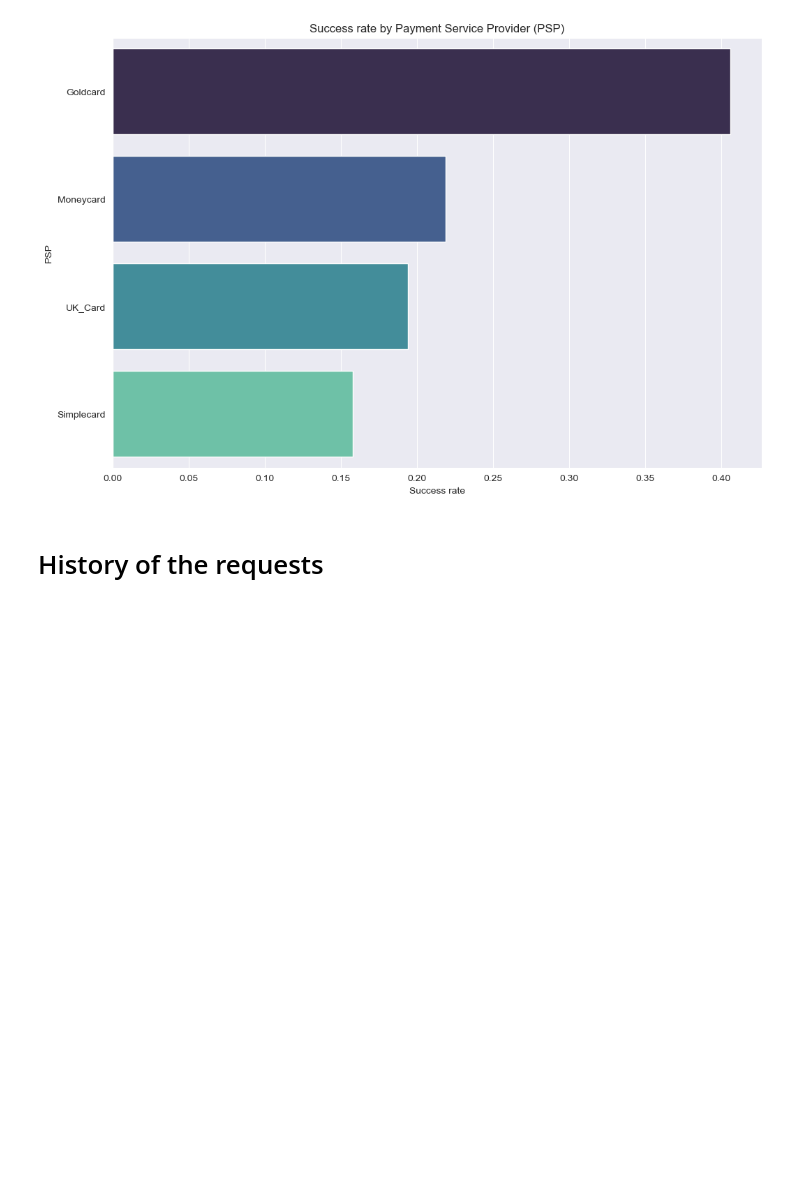
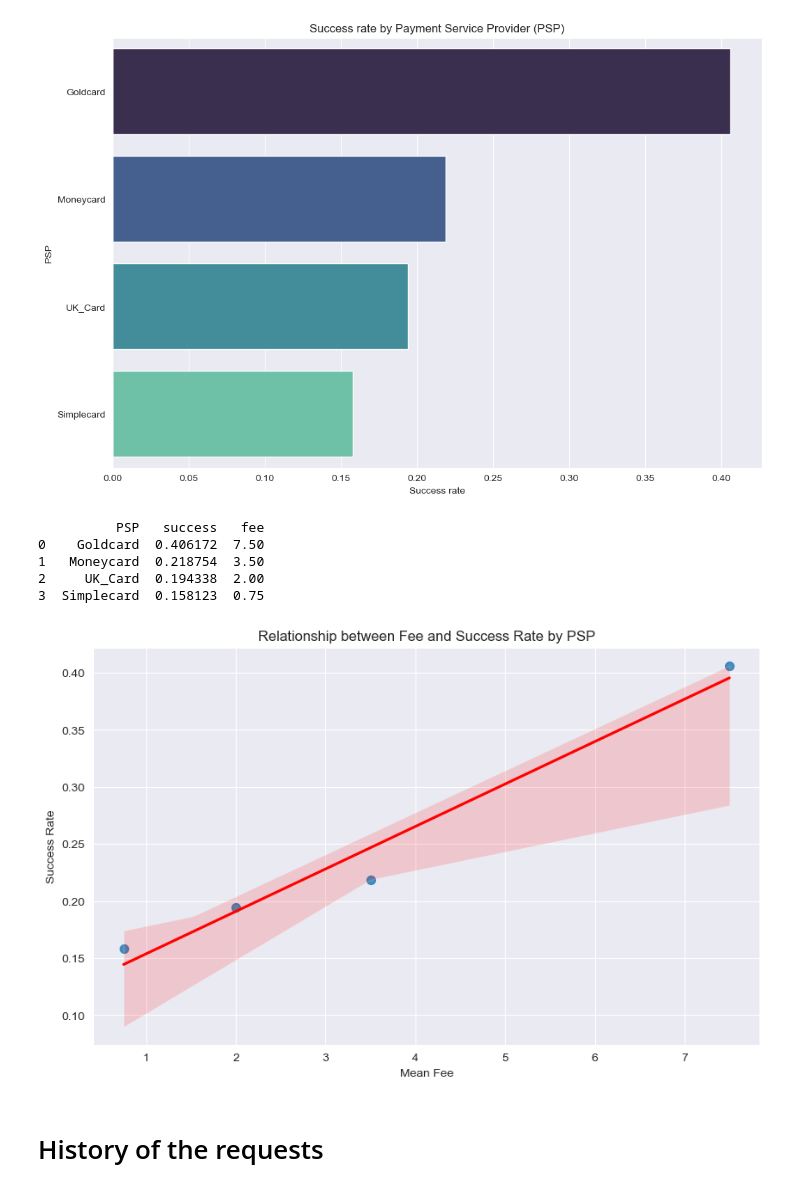
Before and after one commit to christopheress/model_engineering_creditdata, a Jupyter notebook: code/1_exploratory_data_analysis.ipynb, the cells around one changed output. Cells and saved outputs as stored; diff of their text form; code cells hidden in the pictures; blank space fills up the shorter version.

```diff
--- a/code/1_exploratory_data_analysis.ipynb
+++ b/code/1_exploratory_data_analysis.ipynb
@@ -6,6 +6,7 @@ import seaborn as sns
 # Load the dataset from the Excel file
 file_path = '../data/raw/PSP_Jan_Feb_2019.xlsx'
 df = pd.read_excel(file_path)
+df_fee = pd.read_excel('../data/raw/PSP_Fees.xlsx')
 # %% [markdown]
 # Data specification
 # %%
@@ -185,6 +200,30 @@ plt.ylabel('PSP')
 plt.show()
 # %% [output]
 [figure]
+# %%
+# Calculate mean fee per PSP
+mean_fee = df_fee.groupby('PSP')['fee'].mean().reset_index()
+
+# Merge the mean fee with success rate
+success_rate_by_psp_with_fee = success_rate_by_psp.merge(mean_fee, on='PSP')
+print(success_rate_by_psp_with_fee)
+
+# Create a scatter plot with a trend line to show the relationship between fee and success rate
+plt.figure(figsize=(10, 6))
+sns.regplot(x='fee', y='success', data=success_rate_by_psp_with_fee, scatter_kws={'s': 50}, line_kws={'color': 'red'})
+plt.title('Relationship between Fee and Success Rate by PSP')
+plt.xlabel('Mean Fee')
+plt.ylabel('Success Rate')
+
+plt.savefig('../results/figures/relationship_between_fee_and_success_rate_by_psp.png', dpi=400, bbox_inches='tight')
+plt.show()
+# %% [output]
+          PSP   success   fee
+0    Goldcard  0.406172  7.50
+1   Moneycard  0.218754  3.50
+2     UK_Card  0.194338  2.00
+3  Simplecard  0.158123  0.75
+[figure, added]
 # %% [markdown]
 # History of the requests
 # %%
```
Also changed, not shown: parts of 9 cells of this notebook, 13 other files.
